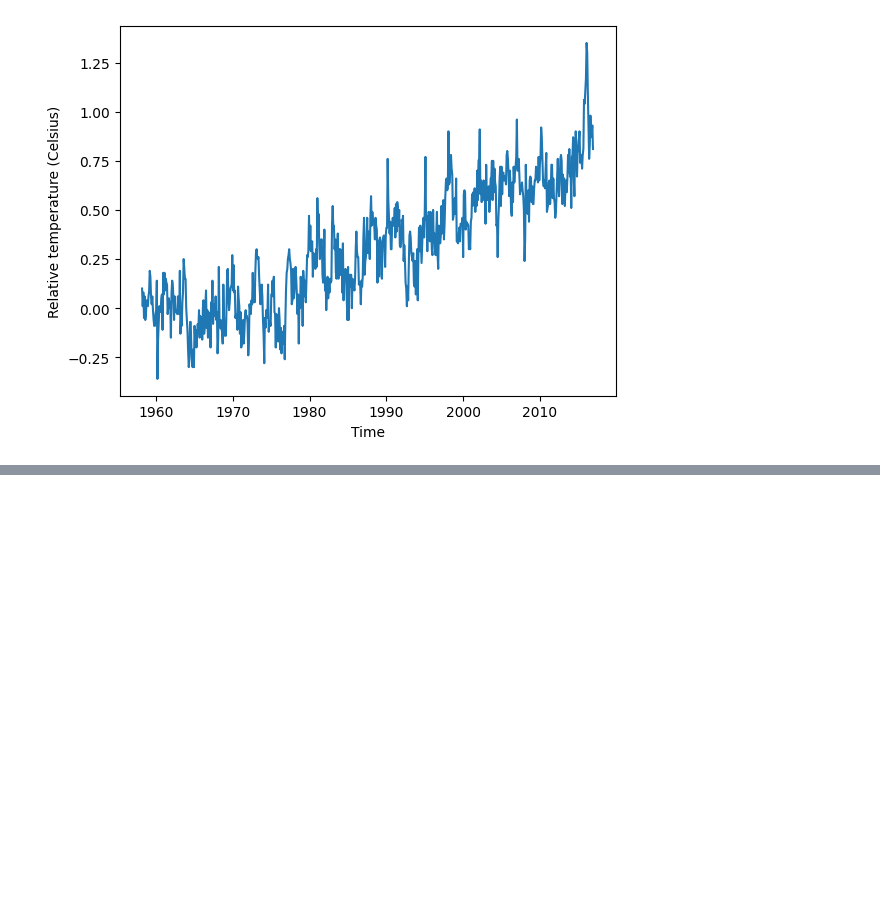
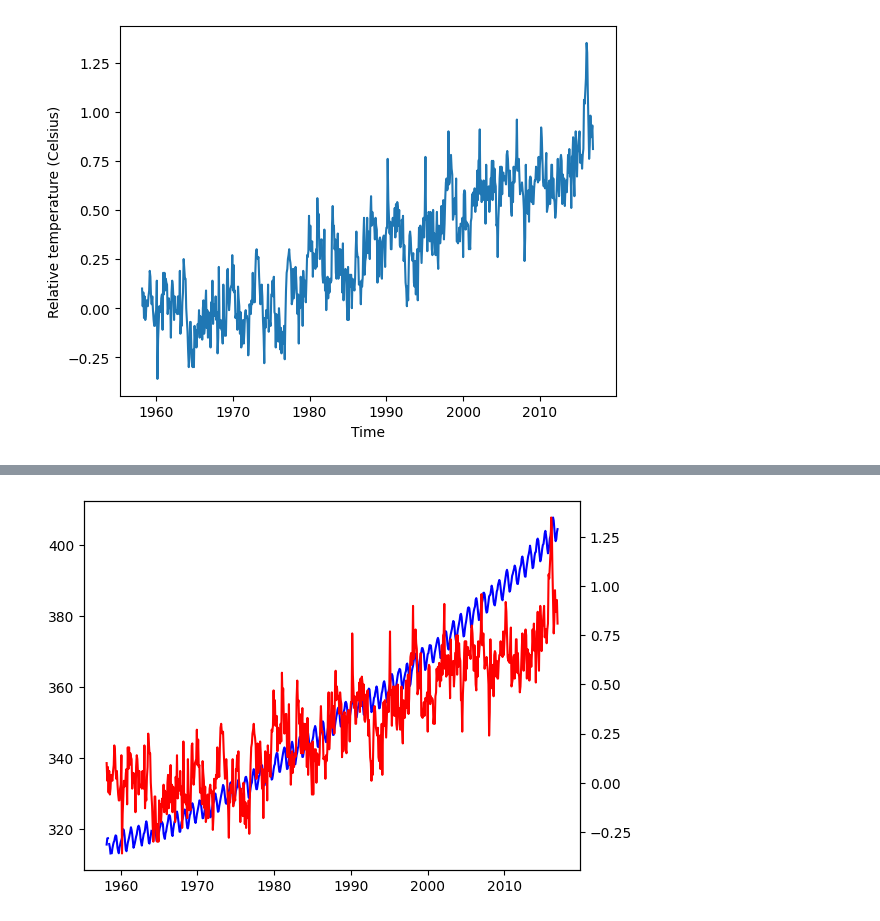
Before and after one commit to Emigbanam/Data-Analysis-Practice, a Jupyter notebook: Data Visualization With Python (Matplotlib).ipynb, the cells around one changed output, grey strips where cells are left out. Drawn from its saved outputs; the diff is of its cells as text; code cells hidden in the pictures; blank space fills up the shorter version.

```diff
--- a/Data Visualization With Python (Matplotlib).ipynb
+++ b/Data Visualization With Python (Matplotlib).ipynb
@@ -243,0 +271,14 @@ plt.show()
+# %%
+#1. Use plt.subplots to create a Figure and Axes objects called fig and ax, respectively.
+fig, ax = plt.subplots()
+
+#2. Plot the carbon dioxide variable in blue using the Axes plot method.
+ax.plot(climate.index, climate['co2'], color='b')
+
+#3. Use the Axes twinx method to create a twin Axes that shares the x-axis.
+ax2 = ax.twinx()
+
+#4. Plot the relative temperature variable in red on the twin Axes using its plot method.
+ax2.plot(climate.index, climate['relative_temp'], color='r');
+# %% [output]
+[figure, added]
```
Also changed, not shown: parts of 3 cells of this notebook.
